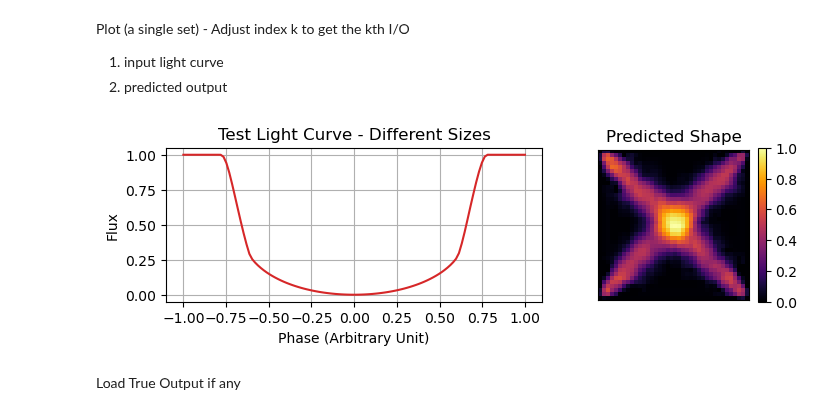
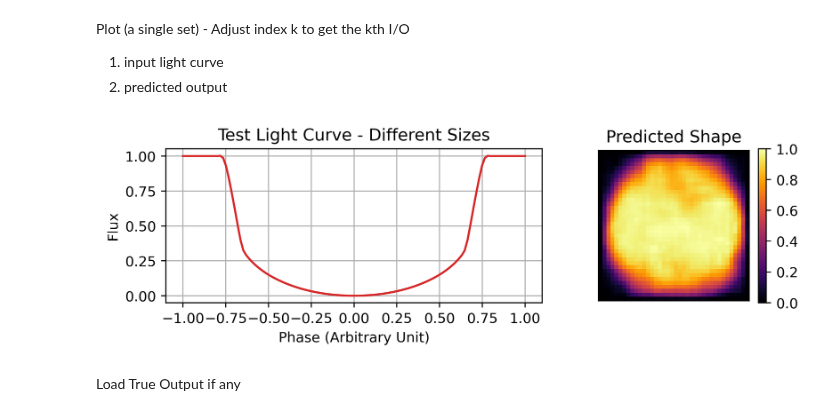
Before and after one commit to abrahammathews2000/mega, a Jupyter notebook: ml_training/ml_inference_lc2shape.ipynb, the cells around one changed output. Cells and saved outputs as stored; diff of their text form; code cells hidden in the pictures.

Commit message:
Ran code to predict shape of light curve for circles with different sizes

```diff
--- a/ml_training/ml_inference_lc2shape.ipynb
+++ b/ml_training/ml_inference_lc2shape.ipynb
@@ -47,8 +47,8 @@ model_load = load_model("/scratch/abraham/Documents/mega_git/mega/ml_model/april
 Load Input data to infer on
 # %%
 # 1. Load Lightcurve Dataset
-lc_dir =  '/scratch/abraham/Documents/mega_git/mega/data/test/npy/lc/lc_shape_1_multisize_multiLDC.npy'
-# lc_dir = '/scratch/abraham/Documents/mega_git/mega/data/random/npy/lc/lc_1_21Feb2024_circles_38_38_px.npy'
+# lc_dir =  '/scratch/abraham/Documents/mega_git/mega/data/test/npy/lc/lc_shape_1_multisize_multiLDC.npy'
+lc_dir = '/scratch/abraham/Documents/mega_git/mega/data/random/npy/lc/lc_1_21Feb2024_circles_38_38_px.npy'
 test_lc = np.load(lc_dir)
 
 # Normalize the lightcurves
@@ -158,24 +158,24 @@ Plot (a single set) - Adjust index k to get the kth I/O
 # %%
 fig, axes = plt.subplots(1, 2, figsize=(8,2),gridspec_kw={'width_ratios': [2,1]})  # 1 row, 2 columns
 ph = np.linspace(-1,1,len(processed_test_lc[0]))
 
 # Plot on each subplot
-k = int(0) # Index
+k = int(5) # Index
 axes[0].set_title('Test Light Curve - Different Sizes')
 axes[0].plot(ph, processed_test_lc[k], color='tab:red')
 axes[0].grid('on')
 axes[0].set_ylabel('Flux')
 axes[0].set_xlabel('Phase (Arbitrary Unit)')
 
 
 axes[1].set_title('Predicted Shape')
 axes[1].tick_params(left = False, right = False , labelleft = False ,labelbottom = False, bottom = False)
 img = axes[1].imshow(test_predict_shape[k],cmap='inferno')
 plt.colorbar(img)
 
 plt.show()
 # %% [output]
-[figure, old version]
+[figure, new version]
 # %% [markdown]
 Load True Output if any
 # %%
```
Also changed, not shown: parts of 8 cells of this notebook.
